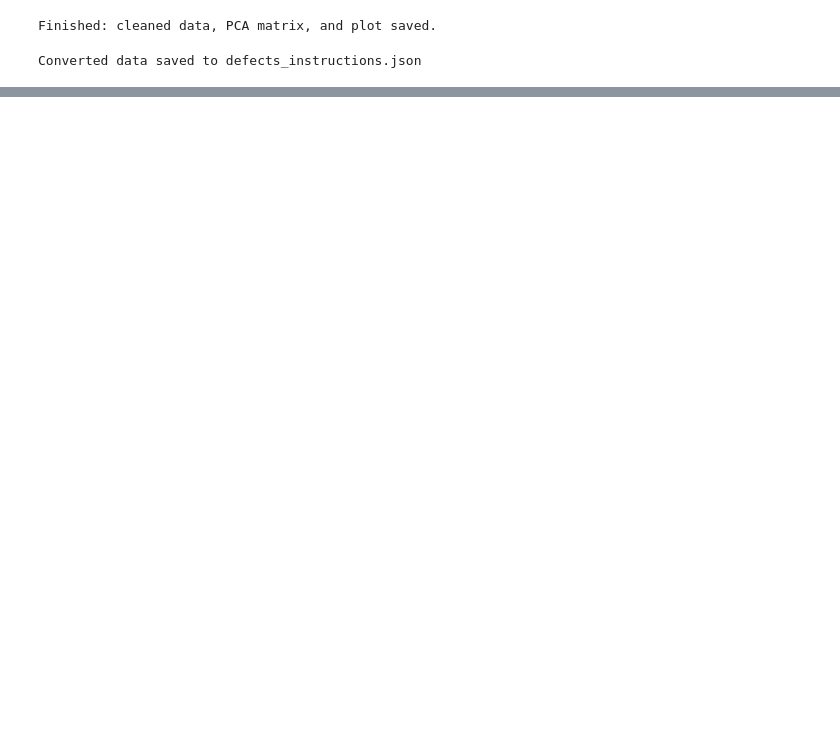
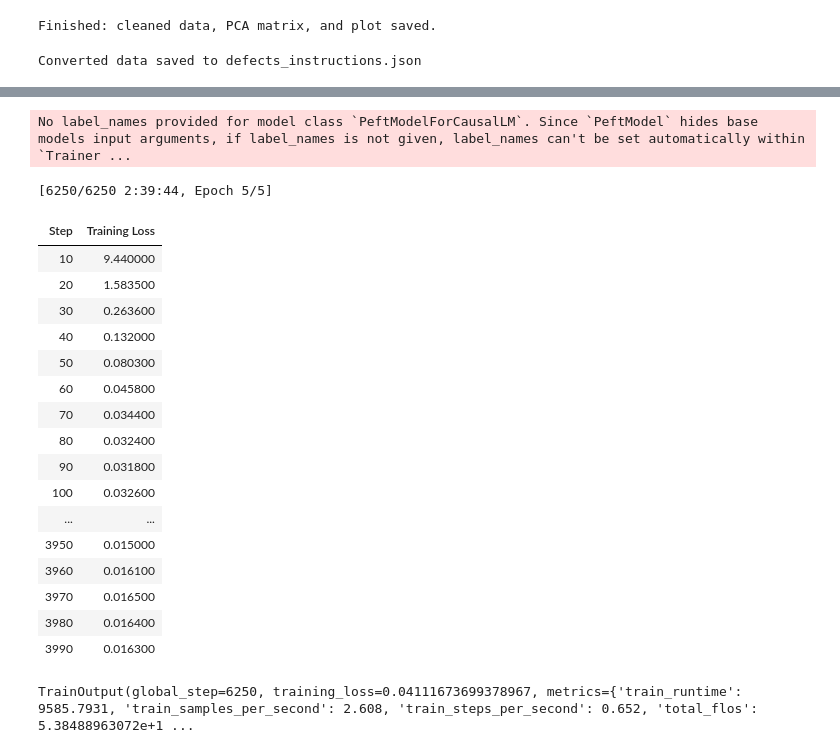
Before and after one commit to amogh-sood/qlora-finetune-project, a Jupyter notebook: practicalExample.ipynb, the cells around one changed output, grey strips where cells are left out. Saved outputs shown, nothing was run; the diff lists cells and outputs as text; code cells hidden in the pictures; blank space fills up the shorter version.

```diff
--- a/practicalExample.ipynb
+++ b/practicalExample.ipynb
@@ -164,0 +228,60 @@ ValueError: Using a `device_map`, `tp_plan`, `torch.device` context manager or s
+# %%
+# Define a tokenization function that takes in a single example
+
+def tokenize(example):
+    return tokenizer(
+        example["text"],
+        padding="max_length",
+        truncation=True,
+        max_length=512
+    )
+
+# Apply the tokenization function to the full dataset
+tokenized_dataset = dataset.map(tokenize, batched=True)
+# %%
+# Define all your training hyperparameters here
+training_args = TrainingArguments(
+    output_dir="./lora-defects-output",
+    per_device_train_batch_size=1,
+    gradient_accumulation_steps=4,
+    num_train_epochs=5,
+    logging_steps=10,
+    save_strategy="epoch",
+    fp16=True,
+    report_to="none",
+    learning_rate = 2e-4
+
+)
+
+# Create the SFTTrainer:  this wraps the model, tokenizer, and data into one trainer
+trainer = SFTTrainer(
+    model=model,
+    #tokenizer=tokenizer,
+    train_dataset=tokenized_dataset,
+    #dataset_text_field="text",
+    args=training_args
+)
+
+
+trainer.train()
+# %% [output]
+No label_names provided for model class `PeftModelForCausalLM`. Since `PeftModel` hides base models input arguments, if label_names is not given, label_names can't be set automatically within `Trainer ...
+[6250/6250 2:39:44, Epoch 5/5]
+| Step | Training Loss |
+| 10 | 9.440000 |
+| 20 | 1.583500 |
+| 30 | 0.263600 |
+| 40 | 0.132000 |
+| 50 | 0.080300 |
+| 60 | 0.045800 |
+| 70 | 0.034400 |
+| 80 | 0.032400 |
+| 90 | 0.031800 |
+| 100 | 0.032600 |
+| ... | ... |
+| 3950 | 0.015000 |
+| 3960 | 0.016100 |
+| 3970 | 0.016500 |
+| 3980 | 0.016400 |
+| 3990 | 0.016300 |
+TrainOutput(global_step=6250, training_loss=0.04111673699378967, metrics={'train_runtime': 9585.7931, 'train_samples_per_second': 2.608, 'train_steps_per_second': 0.652, 'total_flos': 5.38488963072e+1 ...
```
Also changed, not shown: parts of 9 cells of this notebook, 6 other files.
